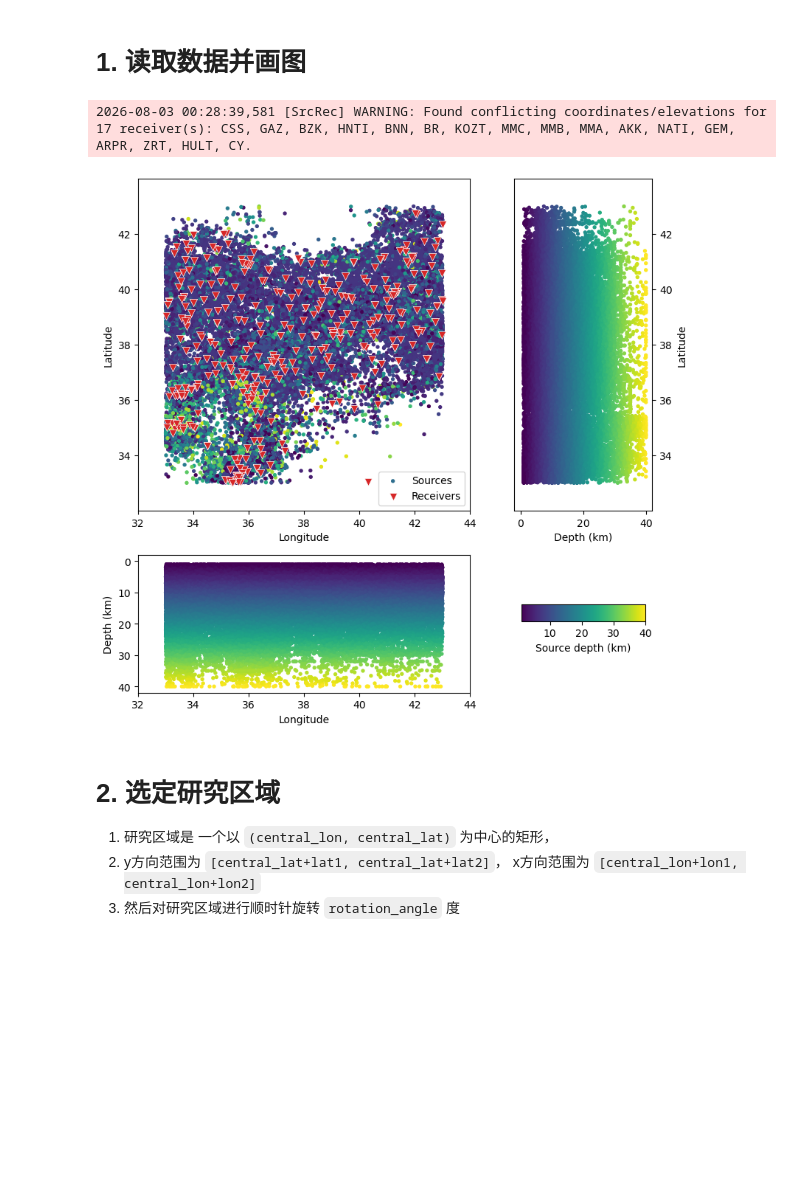
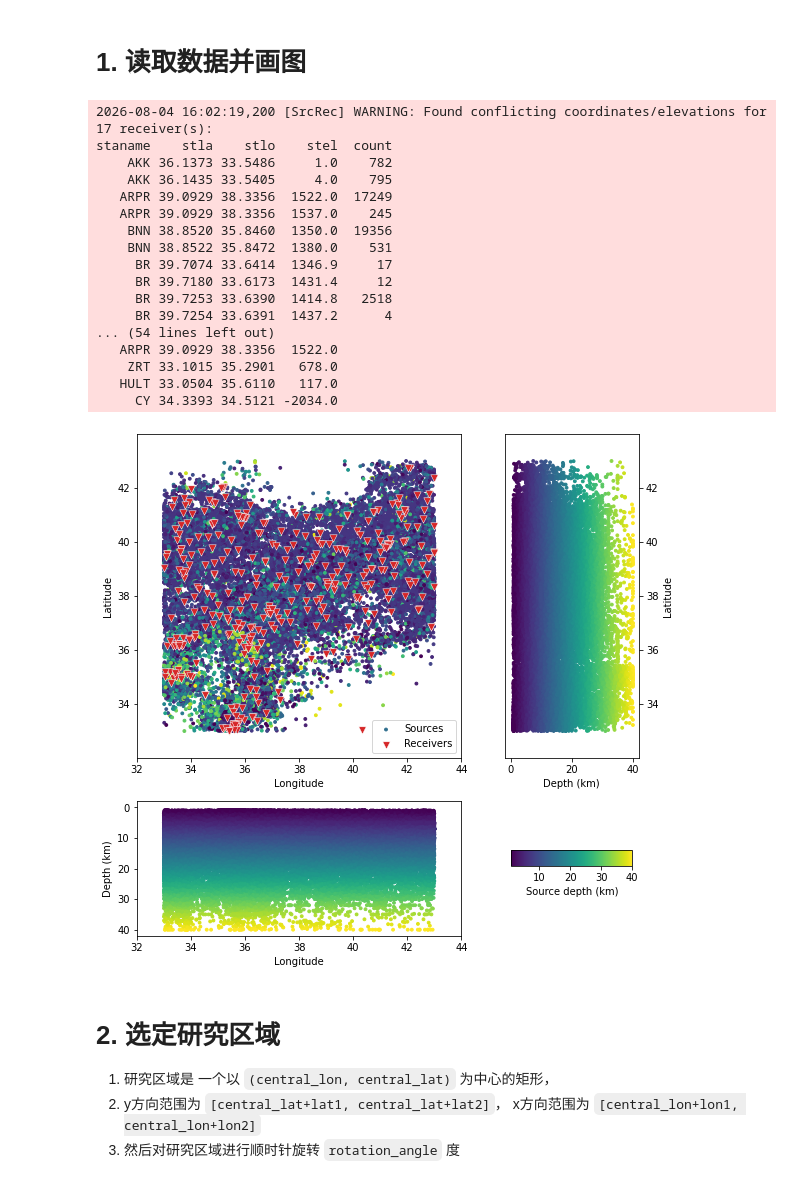
Before and after one commit to JingChen-Thu/TomoATT_examples_for_course2026, a Jupyter notebook: CHS/Step1_Data_Process/DataProc1_remove_data_outside_study_region.ipynb, the cells around one changed output. Cells and saved outputs as stored; diff of their text form; code cells hidden in the pictures; blank space fills up the shorter version.

```diff
--- a/CHS/Step1_Data_Process/DataProc1_remove_data_outside_study_region.ipynb
+++ b/CHS/Step1_Data_Process/DataProc1_remove_data_outside_study_region.ipynb
@@ -22,14 +20,29 @@ shutil.unpack_archive(fname, output_dir)
 # 1. 读取数据并画图
 # %%
 # 读取数据
-# [ev_info_obs, st_info_obs] = ffd.read_src_rec_file(fname)
-sr = pta.SrcRec.read(f"{output_dir}/src_rec_Turkey.dat")
+sr = pta.SrcRec.read(f"{output_dir}/src_rec_Turkey.dat", conflicting_receiver_action="max_count")
 
 # 数据画图（可选） fname = None 可以不保存图片
 sr.plot(color_by='depth', fname="figs/step1_original_data.png");
 # %% [output]
-2026-08-03 00:28:39,581 [SrcRec] WARNING: Found conflicting coordinates/elevations for 17 receiver(s): CSS, GAZ, BZK, HNTI, BNN, BR, KOZT, MMC, MMB, MMA, AKK, NATI, GEM, ARPR, ZRT, HULT, CY.
+2026-08-04 16:02:19,200 [SrcRec] WARNING: Found conflicting coordinates/elevations for 17 receiver(s):
+staname    stla    stlo    stel  count
+    AKK 36.1373 33.5486     1.0    782
+    AKK 36.1435 33.5405     4.0    795
+   ARPR 39.0929 38.3356  1522.0  17249
+   ARPR 39.0929 38.3356  1537.0    245
+    BNN 38.8520 35.8460  1350.0  19356
+    BNN 38.8522 35.8472  1380.0    531
+     BR 39.7074 33.6414  1346.9     17
+     BR 39.7180 33.6173  1431.4     12
+     BR 39.7253 33.6390  1414.8   2518
+     BR 39.7254 33.6391  1437.2      4
+... (54 lines left out)
+   ARPR 39.0929 38.3356  1522.0
+    ZRT 33.1015 35.2901   678.0
+   HULT 33.0504 35.6110   117.0
+     CY 34.3393 34.5121 -2034.0
-[figure, old version]
+[figure, new version]
 # %% [markdown]
 # 2. 选定研究区域
 1. 研究区域是 一个以 `(central_lon, central_lat)` 为中心的矩形，
```
Also changed, not shown: parts of 4 cells of this notebook, 4 other files.
